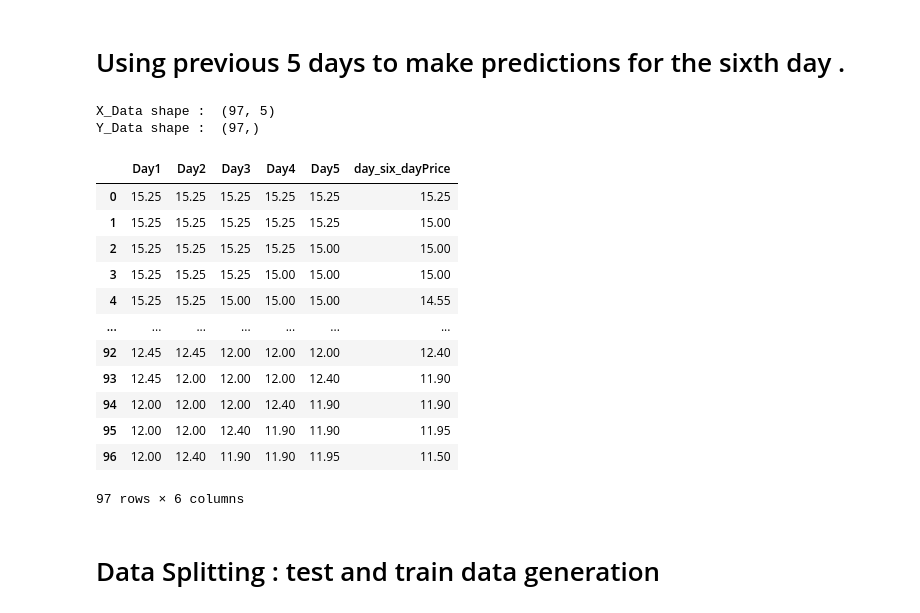
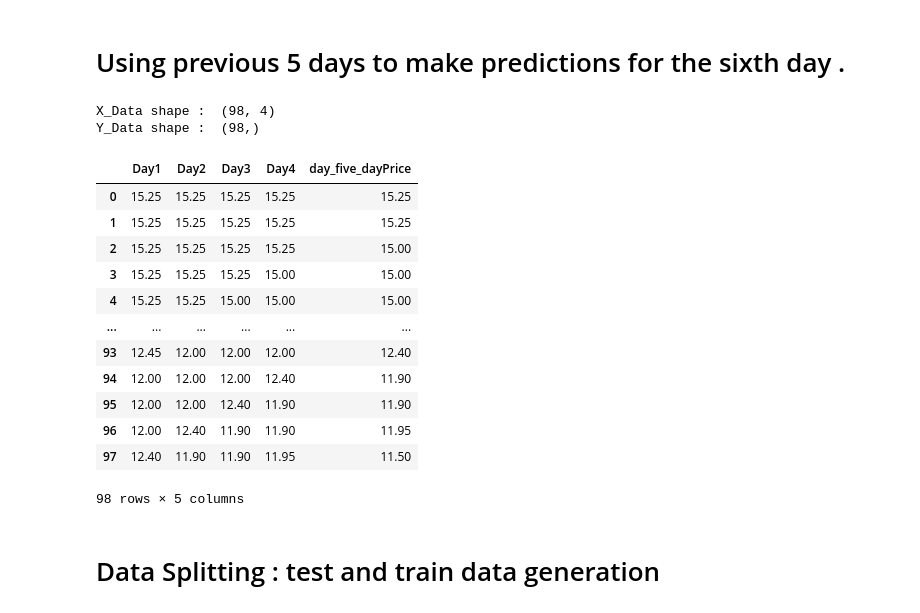
Before and after one commit to keringKirwa/4.1_Machine_Learning, a Jupyter notebook: NCS_Time_Series_Prediction/Linear_Regression/NSC_Linear_Regression__with_pipeline.ipynb, the cells around one changed output. Saved outputs shown, nothing was run; the diff lists cells and outputs as text; code cells hidden in the pictures.

```diff
--- a/NCS_Time_Series_Prediction/Linear_Regression/NSC_Linear_Regression__with_pipeline.ipynb
+++ b/NCS_Time_Series_Prediction/Linear_Regression/NSC_Linear_Regression__with_pipeline.ipynb
@@ -42,16 +26,15 @@ df
 import random
 from sklearn.base import BaseEstimator, TransformerMixin
 from sklearn.preprocessing import StandardScaler
-
 nsc_scaler = StandardScaler()
 
 class NSEDataPreProcessor(BaseEstimator, TransformerMixin):
 
-    def __init__(self,company_code ,to_type_cast, to_scale, to_return):
+    def __init__(self,company_code ,columns_to_type_cast, columns_to_scale, columns_to_return):
         self.company_code = company_code
-        self.to_type_cast= to_type_cast
-        self.to_return= to_return
-        self.to_scale=to_scale  #same as  columns_to_type_cast but has the company code.
+        self.to_type_cast= columns_to_type_cast
+        self.to_return= columns_to_return
+        self.to_scale=columns_to_scale  #same as  columns_to_type_cast but has the company code.
 
 
     def __type_cast_and_scale_xyz_df(self, xyz_data_frame):
@@ -88,9 +71,9 @@ random_company_code = random.choice(df.Code)
 
 __nse_dat_preprocessor = NSEDataPreProcessor(
     company_code= 'TPSE',
-    to_type_cast=['Day Price','Day High', 'Day Low', '12m High', '12m Low'],
-    to_scale=[ 'Previous','Day High', 'Day Low', '12m High', '12m Low'],
-    to_return=['Code','Day Price','Previous','Day High', 'Day Low', '12m High', '12m Low'],
+    columns_to_type_cast=['Day Price','Day High', 'Day Low', '12m High', '12m Low'],
+    columns_to_scale=[ 'Previous','Day High', 'Day Low', '12m High', '12m Low'],
+    columns_to_return=['Code','Day Price','Previous','Day High', 'Day Low', '12m High', '12m Low'],
 )
 xyz_preprocessed_df = __nse_dat_preprocessor.fit_transform(
     df,
@@ -140,48 +123,37 @@ Name: Day Price, Length: 102, dtype: float64
 # %% [markdown]
 # Using previous 5 days to  make predictions for the sixth day .
 # %%
-def __generate_x_y_from_nsc_df(__data_frame , time_step=5):
-    data_array = __data_frame.to_numpy()
-    X = []
-    y = []
-
-    for i in range(len(data_array)-time_step):
-        row = [a for a in data_array[i:i+time_step]]
-        label = data_array[i+ time_step]
-        X.append(row)
-        y.append(label)
-    return np.array(X), np.array(y)
-
-features , targets = __generate_x_y_from_nsc_df(day_price_df , time_step=5)
+import utils.x_y_generator as generator
+features , targets = generator.__generate_x_y_from_nsc_df(time_step=4, __data_frame=day_price_df)
 
 print("X_Data shape : ",features.shape)
 print("Y_Data shape : ",targets.shape)
 
 
-column_names = ['Day1', 'Day2', 'Day3','Day4', 'Day5']
+column_names = ['Day1', 'Day2', 'Day3','Day4']
 
 
 # Create a DataFrame with column names
 df = pd.DataFrame(features, columns=column_names)
 
-df['day_six_dayPrice'] = pd.Series(data= targets)
+df['day_five_dayPrice'] = pd.Series(data= targets)
 df
 # %% [output]
-X_Data shape :  (97, 5)
-Y_Data shape :  (97,)
+X_Data shape :  (98, 4)
+Y_Data shape :  (98,)
-|  | Day1 | Day2 | Day3 | Day4 | Day5 | day_six_dayPrice |
-| 0 | 15.25 | 15.25 | 15.25 | 15.25 | 15.25 | 15.25 |
-| 1 | 15.25 | 15.25 | 15.25 | 15.25 | 15.25 | 15.00 |
-| 2 | 15.25 | 15.25 | 15.25 | 15.25 | 15.00 | 15.00 |
-| 3 | 15.25 | 15.25 | 15.25 | 15.00 | 15.00 | 15.00 |
-| 4 | 15.25 | 15.25 | 15.00 | 15.00 | 15.00 | 14.55 |
-| ... | ... | ... | ... | ... | ... | ... |
-| 92 | 12.45 | 12.45 | 12.00 | 12.00 | 12.00 | 12.40 |
-| 93 | 12.45 | 12.00 | 12.00 | 12.00 | 12.40 | 11.90 |
-| 94 | 12.00 | 12.00 | 12.00 | 12.40 | 11.90 | 11.90 |
-| 95 | 12.00 | 12.00 | 12.40 | 11.90 | 11.90 | 11.95 |
-| 96 | 12.00 | 12.40 | 11.90 | 11.90 | 11.95 | 11.50 |
+|  | Day1 | Day2 | Day3 | Day4 | day_five_dayPrice |
+| 0 | 15.25 | 15.25 | 15.25 | 15.25 | 15.25 |
+| 1 | 15.25 | 15.25 | 15.25 | 15.25 | 15.25 |
+| 2 | 15.25 | 15.25 | 15.25 | 15.25 | 15.00 |
+| 3 | 15.25 | 15.25 | 15.25 | 15.00 | 15.00 |
+| 4 | 15.25 | 15.25 | 15.00 | 15.00 | 15.00 |
+| ... | ... | ... | ... | ... | ... |
+| 93 | 12.45 | 12.00 | 12.00 | 12.00 | 12.40 |
+| 94 | 12.00 | 12.00 | 12.00 | 12.40 | 11.90 |
+| 95 | 12.00 | 12.00 | 12.40 | 11.90 | 11.90 |
+| 96 | 12.00 | 12.40 | 11.90 | 11.90 | 11.95 |
+| 97 | 12.40 | 11.90 | 11.90 | 11.95 | 11.50 |
-97 rows × 6 columns
+98 rows × 5 columns
 # %% [markdown]
 # Data Splitting : test and train data generation
 # %%
```
Also changed, not shown: parts of 10 cells of this notebook, 6 other files.
